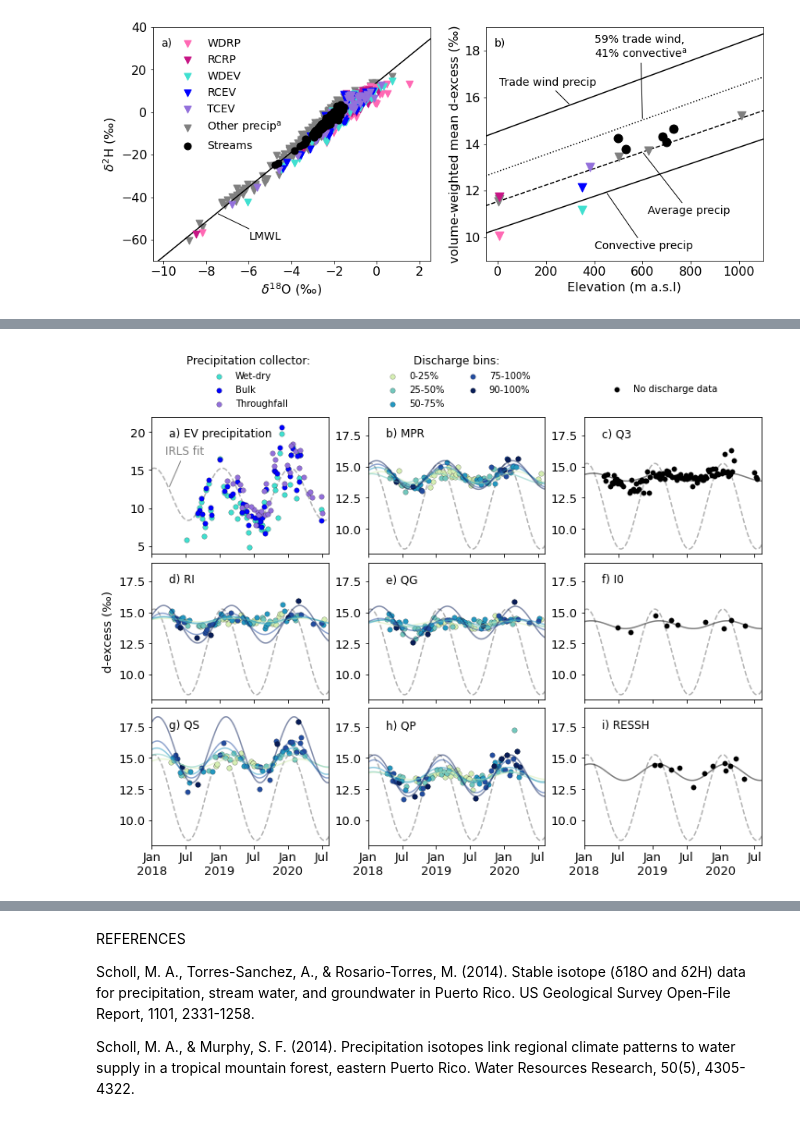
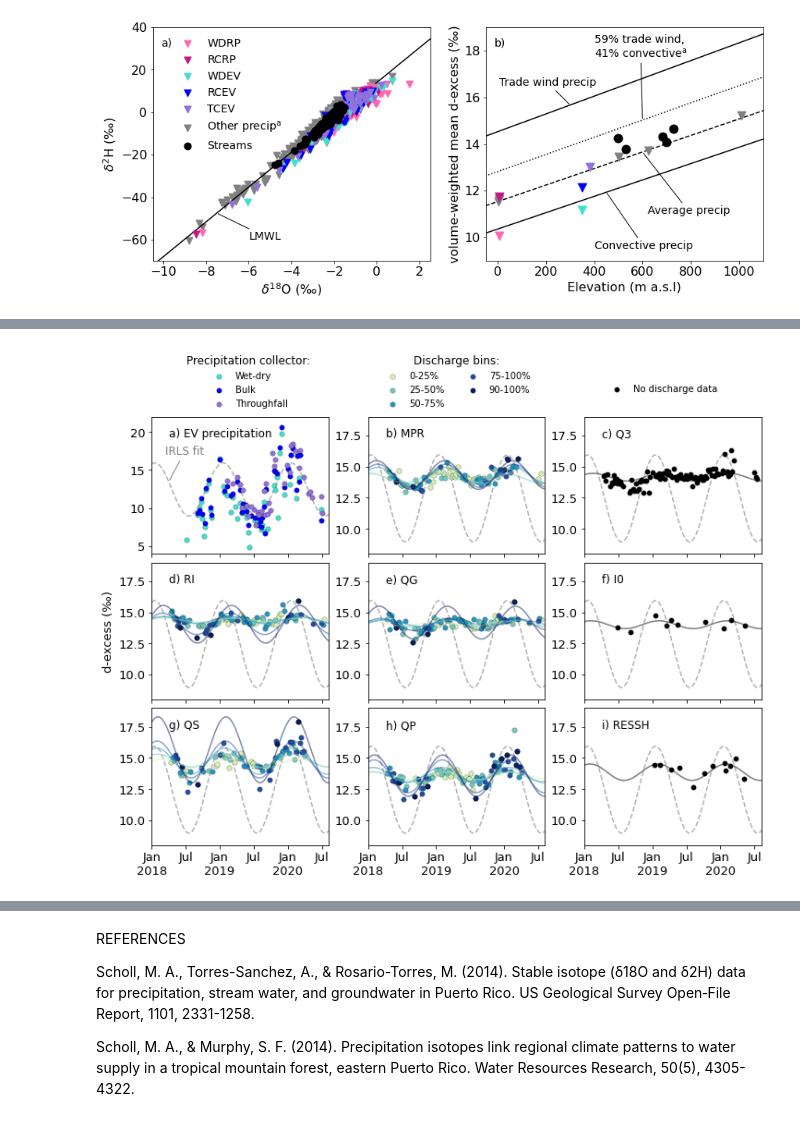
Before and after one commit to wlarsen/Luquillo-weathering, a Jupyter notebook: 2_isotope_fyw.ipynb, the cells around one changed output, grey strips where cells are left out. Cells and saved outputs as stored; diff of their text form; code cells hidden in the pictures.

Commit message:
Fixed error ref TFALL vs. TCEV (same site)

```diff
--- a/2_isotope_fyw.ipynb
+++ b/2_isotope_fyw.ipynb
@@ -435,7 +435,7 @@ outputdf = pd.DataFrame(columns = ['amp','phaseshift','rsquared','sterror'])
 perc_outputdf = pd.DataFrame(columns = ['amp','phaseshift','rsquared','sterror'])
 
 # two groups: El Verde and Rio Piedras
-luqdf['EVcomp'] = (luqdf['site']=='RCEV') | (luqdf['site']=='TFALL') # composite between rain collector and throughfall collector
+luqdf['EVcomp'] = (luqdf['site']=='RCEV') | (luqdf['site']=='TCEV') # composite between rain collector and throughfall collector
 
 precipsitelist = elverdelist+['EVcomp']
 
@@ -543,34 +543,34 @@ for i,s in enumerate(sitelist): # plot individually, sine fit as group
 letters = ['a: ','b: ','c: ','d: ','e: ','f: ','g: ','h: ','i: ']
 letters = ['a) ','b) ','c) ','d) ','e) ','f) ','g) ','h) ','i) ']
 
 annotatelist = ['EV precipitation']+streamsitelist
 
 # axis lims and labels
 ax3[0].set_xlim([2018,2020.6])
 ax3[0].set_ylim([4,22])
 
 [ax3[a].set_ylim([8,19]) for a in range(1,9)]
 
 
 ax3[6].set_xticks([2018,2018.5,2019,2019.5,2020,2020.5],['Jan\n2018','Jul','Jan\n2019','Jul','Jan\n2020','Jul'])
 ax3[3].set_ylabel('d-excess (‰)')
 
 # labels
 letters = ['a) ','b) ','c) ','d) ','e) ','f) ','g) ','h) ','i) ']
 annotatelist = ['EV precipitation']+streamsitelist
 [ax3[num].text(0.1,0.85,letters[num]+annotatelist[num],transform=ax3[num].transAxes) for num in range(0,9)]
 ax3[0].annotate(xy=[longt[25],data_fit_rain[25]],xytext=[2018.2,17.0],text='IRLS fit',arrowprops=dict(arrowstyle = '-',color='gray'),c='gray')
 
 # legends
 ax3[0].legend(['Wet-dry','Bulk','Throughfall'],bbox_to_anchor=[0.15,1],title='Precipitation collector:',
               ncol=1,frameon=False,fontsize=10)
 ax3[1].legend(['0-25%','25-50%','50-75%','75-100%','90-100%'],title='Discharge bins:',
               bbox_to_anchor=[0.04,1],frameon=False,ncol=2,fontsize=10)
 ax3[2].legend(['No discharge data'],bbox_to_anchor=[0.8,1.3],frameon=False,ncol=2,fontsize=10)
 
 fig3.savefig('plots/Fig4_alltimeseries.pdf')
 # %% [output]
-[figure, old version]
+[figure, new version]
 # %%
 # compute amplitude ratios
 for s in streamsitelist:
```
Also changed, not shown: parts of 3 cells of this notebook, 6 other files.
